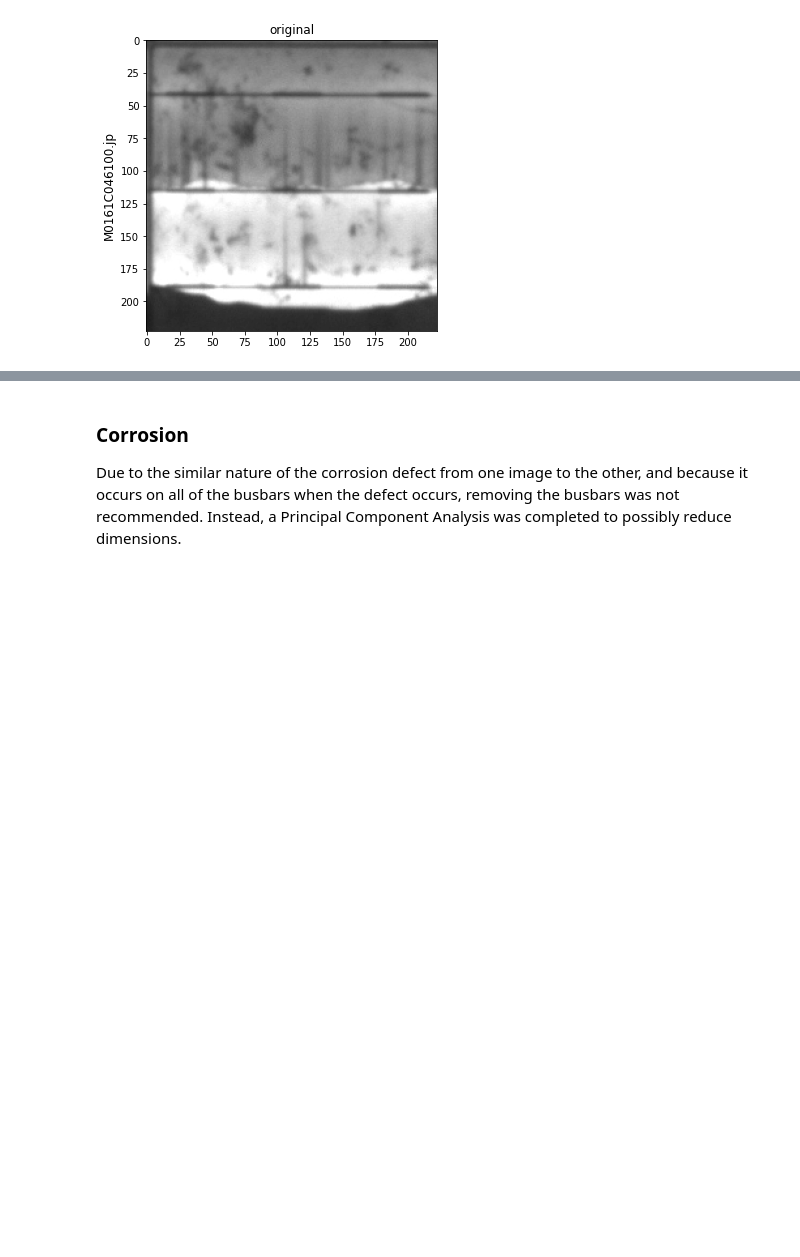
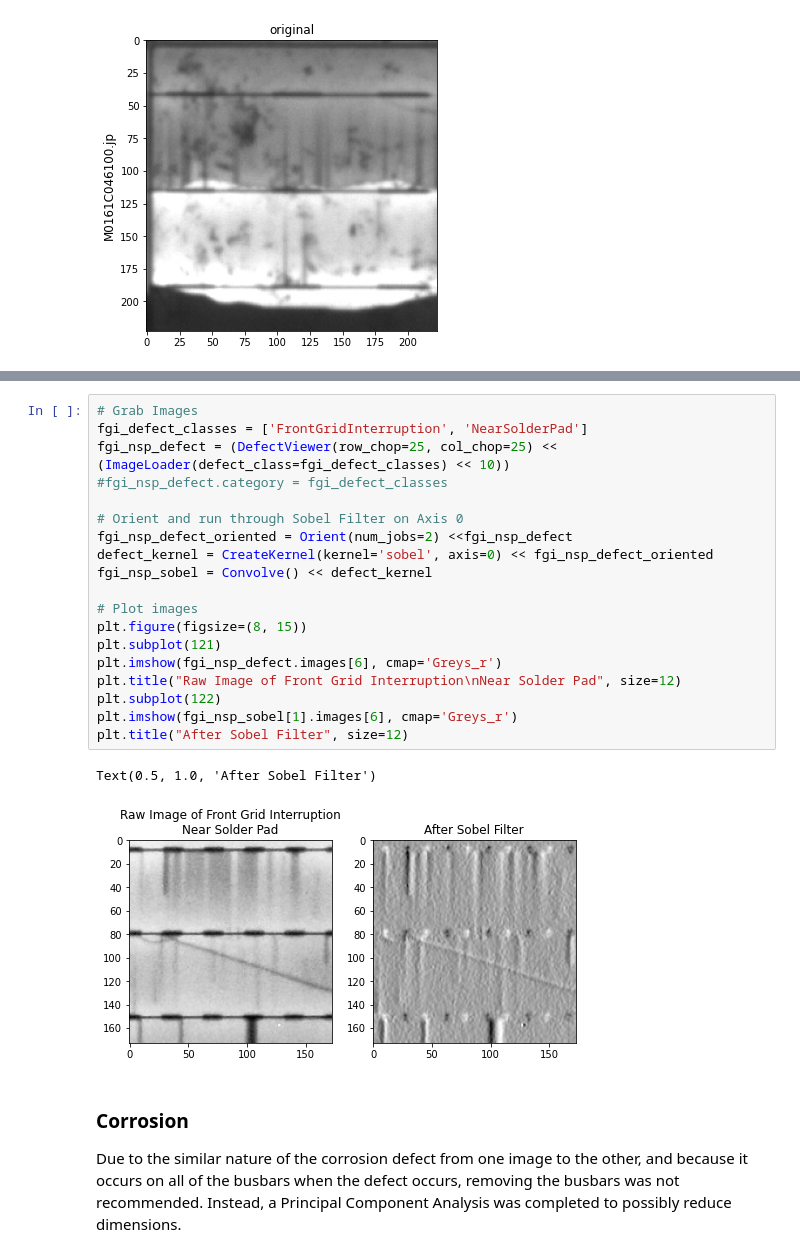
Before and after one commit to atox120/w281_finalproject_solascan, a Jupyter notebook: notebooks/main.ipynb, the cells around one changed output, grey strips where cells are left out. Drawn from its saved outputs; the diff is of its cells as text; blank space fills up the shorter version.

```diff
--- a/notebooks/main.ipynb
+++ b/notebooks/main.ipynb
@@ -132,3 +138,25 @@ show_example_image('Isolated', seed=1)
+# %%
+# Grab Images
+fgi_defect_classes = ['FrontGridInterruption', 'NearSolderPad']
+fgi_nsp_defect = (DefectViewer(row_chop=25, col_chop=25) << (ImageLoader(defect_class=fgi_defect_classes) << 10))
+#fgi_nsp_defect.category = fgi_defect_classes
+
+# Orient and run through Sobel Filter on Axis 0
+fgi_nsp_defect_oriented = Orient(num_jobs=2) <<fgi_nsp_defect
+defect_kernel = CreateKernel(kernel='sobel', axis=0) << fgi_nsp_defect_oriented
+fgi_nsp_sobel = Convolve() << defect_kernel
+
+# Plot images
+plt.figure(figsize=(8, 15))
+plt.subplot(121)
+plt.imshow(fgi_nsp_defect.images[6], cmap='Greys_r')
+plt.title("Raw Image of Front Grid Interruption\nNear Solder Pad", size=12)
+plt.subplot(122)
+plt.imshow(fgi_nsp_sobel[1].images[6], cmap='Greys_r')
+plt.title("After Sobel Filter", size=12)
+# %% [output]
+Text(0.5, 1.0, 'After Sobel Filter')
+[figure, added]
 # %% [markdown]
 ### Corrosion
 
```
Also changed, not shown: parts of 15 cells of this notebook.
